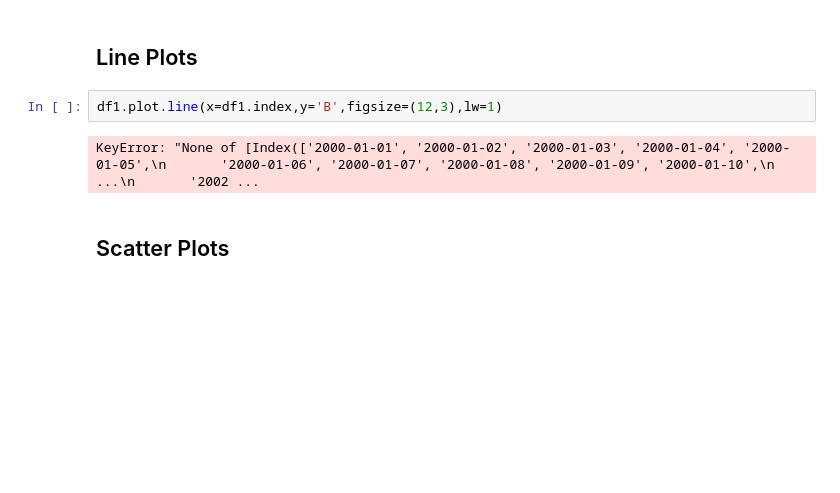
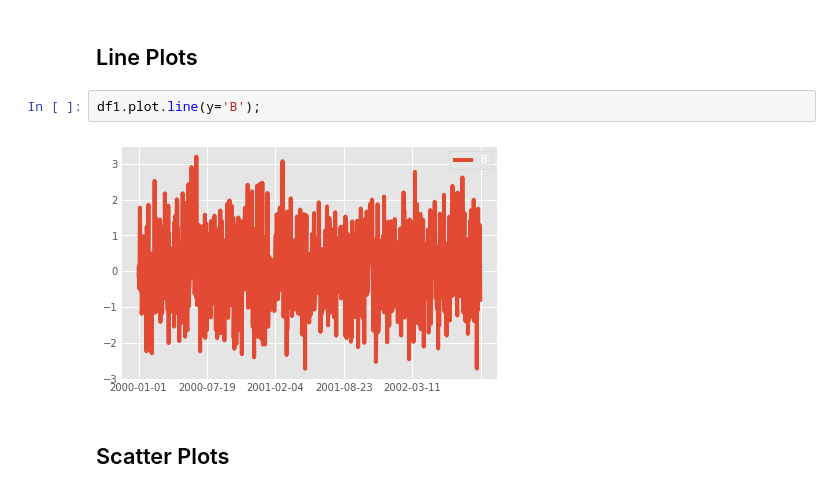
Before and after one commit to JosephDenney/DSBootcamp, a Jupyter notebook: Refactored_Py_DS_ML_Bootcamp-master/07-Pandas-Built-in-Data-Viz/01-Pandas Built-in Data Visualization.ipynb, the cells around one changed output. Saved outputs shown, nothing was run; the diff lists cells and outputs as text; blank space fills up the shorter version.

```diff
--- a/Refactored_Py_DS_ML_Bootcamp-master/07-Pandas-Built-in-Data-Viz/01-Pandas Built-in Data Visualization.ipynb
+++ b/Refactored_Py_DS_ML_Bootcamp-master/07-Pandas-Built-in-Data-Viz/01-Pandas Built-in Data Visualization.ipynb
@@ -127,9 +126,9 @@ df1['A'].hist(bins=50)
 # %% [markdown]
 ## Line Plots
 # %%
-df1.plot.line(x=df1.index,y='B',figsize=(12,3),lw=1)
+df1.plot.line(y='B');
 # %% [output]
-KeyError: "None of [Index(['2000-01-01', '2000-01-02', '2000-01-03', '2000-01-04', '2000-01-05',\n       '2000-01-06', '2000-01-07', '2000-01-08', '2000-01-09', '2000-01-10',\n       ...\n       '2002 ...
+[figure, added]
 # %% [markdown]
 ## Scatter Plots
 # %%
```
Also changed, not shown: parts of 5 cells of this notebook, 1 other file.
